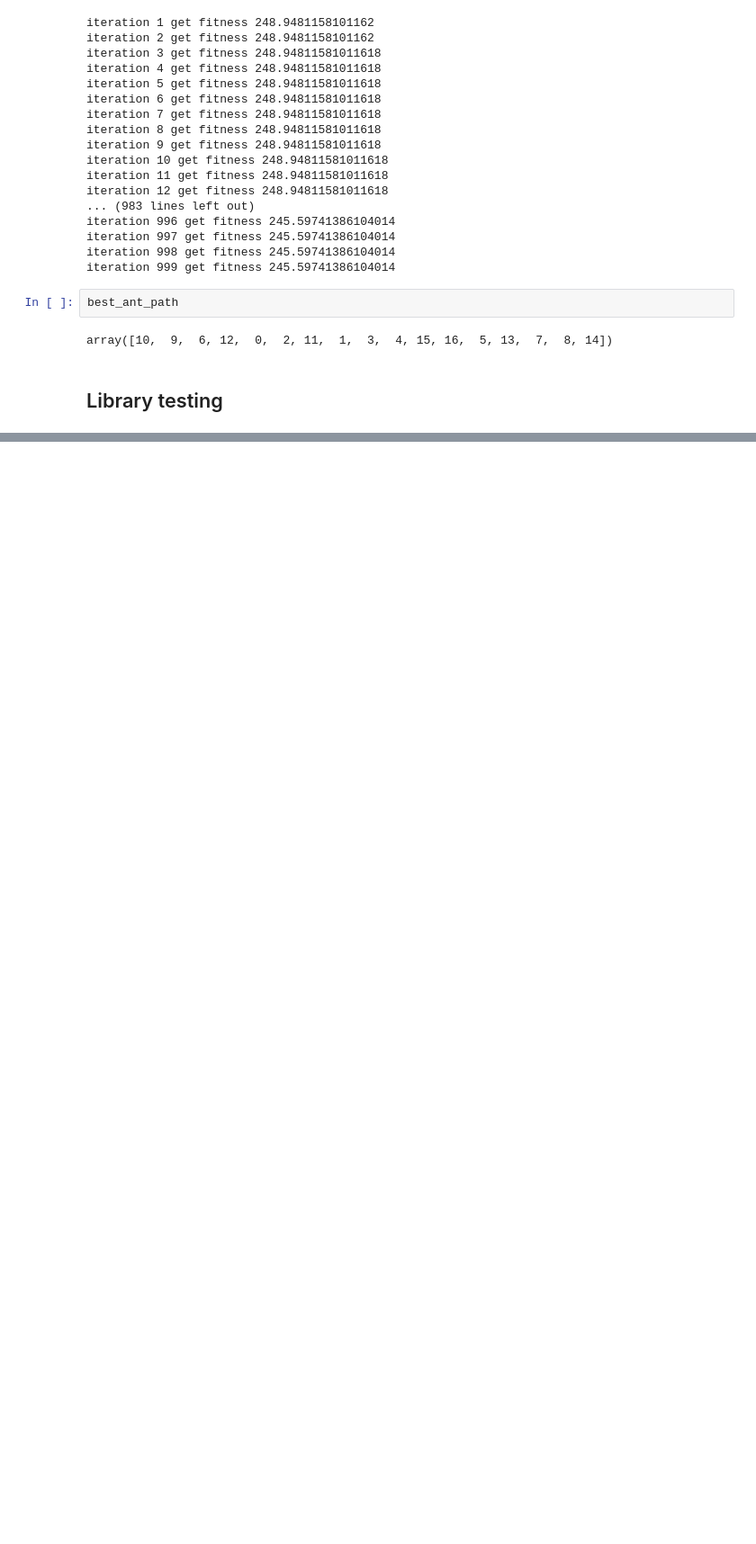
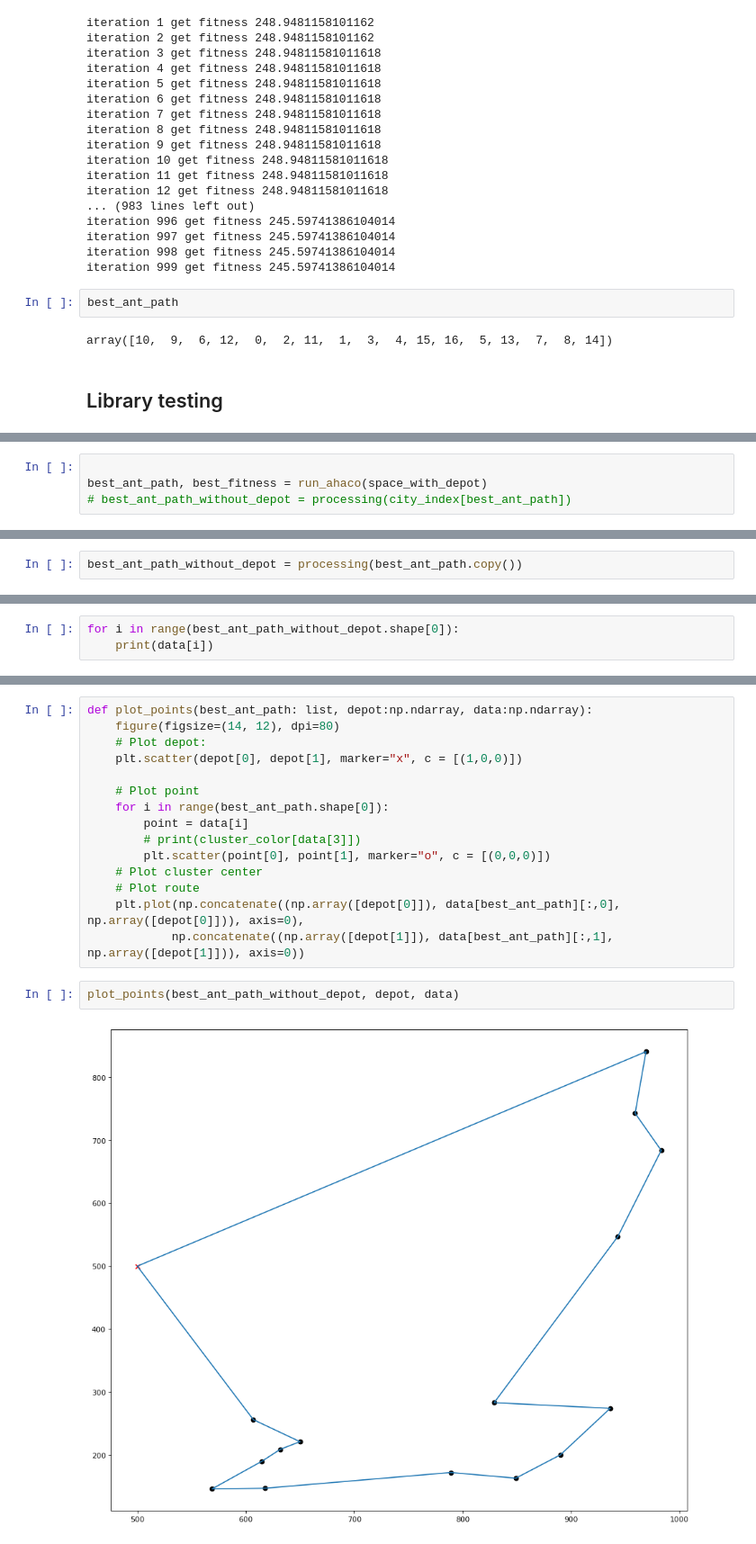
Before and after one commit to PhamHoangBao/vrp, a Jupyter notebook: tsp/ahaco/ahaco.ipynb, the cells around one changed output, grey strips where cells are left out. Shown at 90% size. Saved outputs shown, nothing was run; the diff lists cells and outputs as text; blank space fills up the shorter version.

```diff
--- a/tsp/ahaco/ahaco.ipynb
+++ b/tsp/ahaco/ahaco.ipynb
@@ -363,3 +331,7 @@ iteration 999 get fitness 249.79203772637655
+# %%
+
+best_ant_path, best_fitness = run_ahaco(space_with_depot)
+# best_ant_path_without_depot = processing(city_index[best_ant_path])
 # %%
 best_ant_path
 # %% [output]
@@ -366,0 +339,2 @@ array([ 3,  1,  0,  2, 11,  4, 15, 16,  5, 13, 14, 10,  9,  6,  8,  7, 12])
+# %%
+best_ant_path_without_depot = processing(best_ant_path.copy())
@@ -366,0 +363,3 @@ array([ 3,  1,  0,  2, 11,  4, 15, 16,  5, 13, 14, 10,  9,  6,  8,  7, 12])
+# %%
+for i in range(best_ant_path_without_depot.shape[0]):
+    print(data[i])
@@ -366,0 +382,19 @@ array([ 3,  1,  0,  2, 11,  4, 15, 16,  5, 13, 14, 10,  9,  6,  8,  7, 12])
+# %%
+def plot_points(best_ant_path: list, depot:np.ndarray, data:np.ndarray):
+    figure(figsize=(14, 12), dpi=80)
+    # Plot depot:
+    plt.scatter(depot[0], depot[1], marker="x", c = [(1,0,0)])
+
+    # Plot point
+    for i in range(best_ant_path.shape[0]):
+        point = data[i]
+        # print(cluster_color[data[3]])
+        plt.scatter(point[0], point[1], marker="o", c = [(0,0,0)])
+    # Plot cluster center
+    # Plot route
+    plt.plot(np.concatenate((np.array([depot[0]]), data[best_ant_path][:,0], np.array([depot[0]])), axis=0),
+            np.concatenate((np.array([depot[1]]), data[best_ant_path][:,1], np.array([depot[1]])), axis=0))
+# %%
+plot_points(best_ant_path_without_depot, depot, data)
+# %% [output]
+[figure, added]
```
Also changed, not shown: parts of 9 cells of this notebook, 9 other files.
